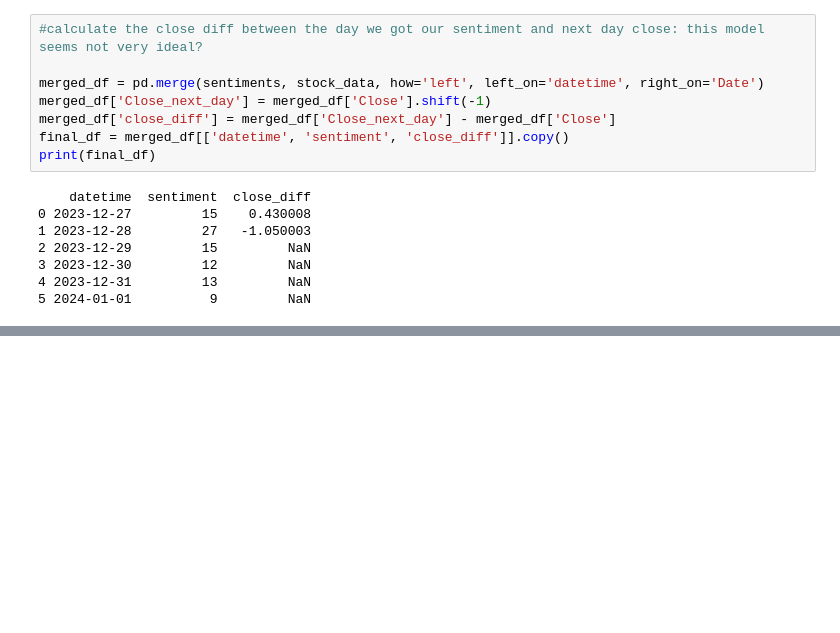
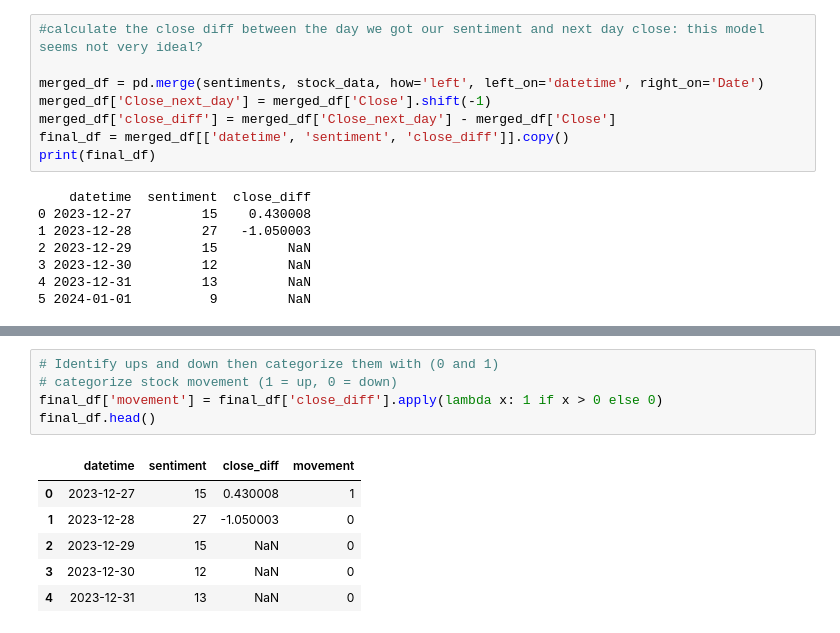
Before and after one commit to NDriDiby/AI-ML-Studio, a Jupyter notebook: StarterCode.ipynb, the cells around one changed output, grey strips where cells are left out. Saved outputs shown, nothing was run; the diff lists cells and outputs as text; blank space fills up the shorter version.

```diff
--- a/StarterCode.ipynb
+++ b/StarterCode.ipynb
@@ -117,0 +154,12 @@ print(final_df)
+# %%
+# Identify ups and down then categorize them with (0 and 1)
+# categorize stock movement (1 = up, 0 = down)
+final_df['movement'] = final_df['close_diff'].apply(lambda x: 1 if x > 0 else 0)
+final_df.head()
+# %% [output]
+|  | datetime | sentiment | close_diff | movement |
+| 0 | 2023-12-27 | 15 | 0.430008 | 1 |
+| 1 | 2023-12-28 | 27 | -1.050003 | 0 |
+| 2 | 2023-12-29 | 15 | NaN | 0 |
+| 3 | 2023-12-30 | 12 | NaN | 0 |
+| 4 | 2023-12-31 | 13 | NaN | 0 |
```
Also changed, not shown: parts of 7 cells of this notebook.
